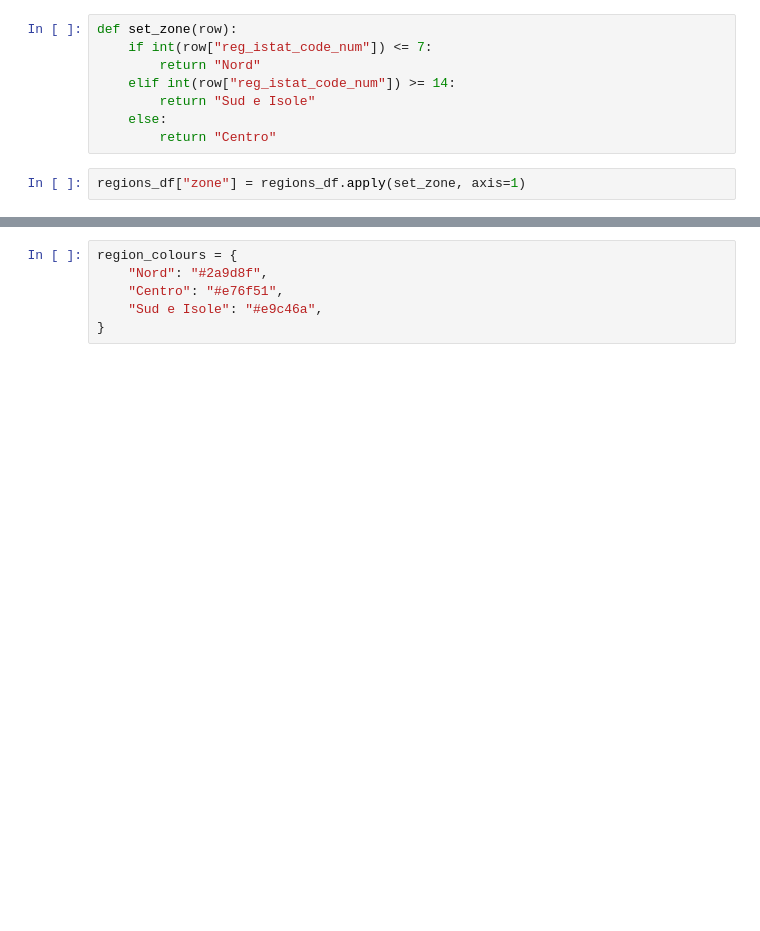
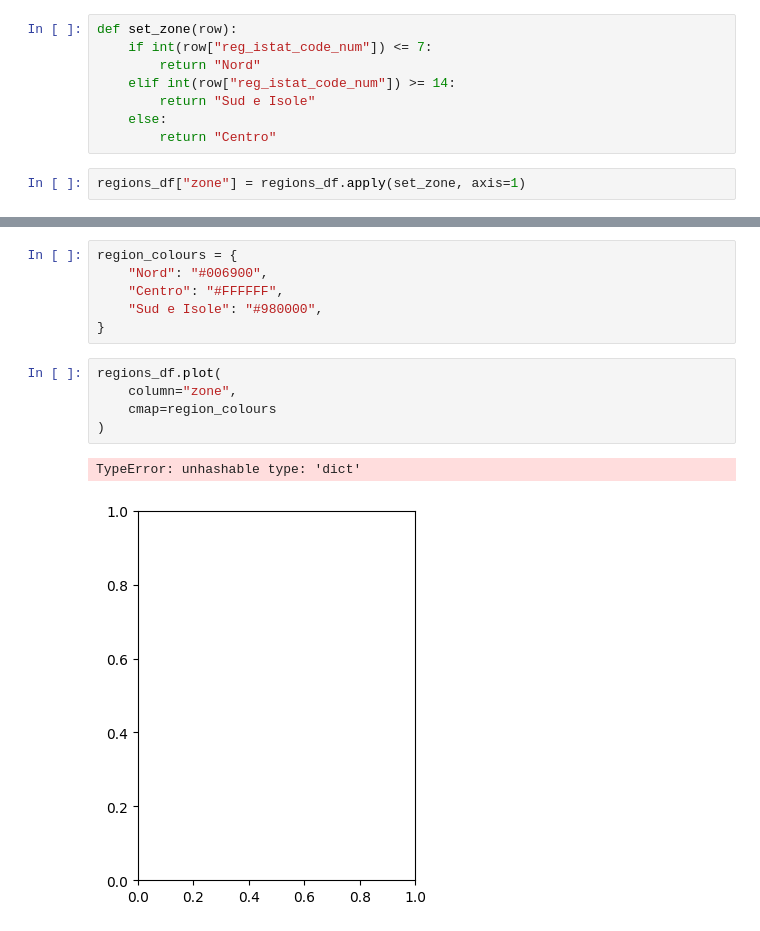
Before and after one commit to armandoschianodicola/italy-stats, a Jupyter notebook: 000/000_main.ipynb, the cells around one changed output, grey strips where cells are left out. Cells and saved outputs as stored; diff of their text form; blank space fills up the shorter version.

```diff
--- a/001/main.ipynb
+++ b/000/000_main.ipynb
@@ -90,7 +90,15 @@ regions_df
 | 19 | sardegna | 20 | 20 | MULTIPOLYGON (((8.33727 40.49933,... | Sud e Isole |
 # %%
 region_colours = {
-    "Nord": "#2a9d8f",
-    "Centro": "#e76f51",
-    "Sud e Isole": "#e9c46a",
+    "Nord": "#006900",
+    "Centro": "#FFFFFF",
+    "Sud e Isole": "#980000",
 }
+# %%
+regions_df.plot(
+    column="zone",
+    cmap=region_colours
+)
+# %% [output]
+TypeError: unhashable type: 'dict'
+[figure, added]
```
Also changed, not shown: 1 other file.
